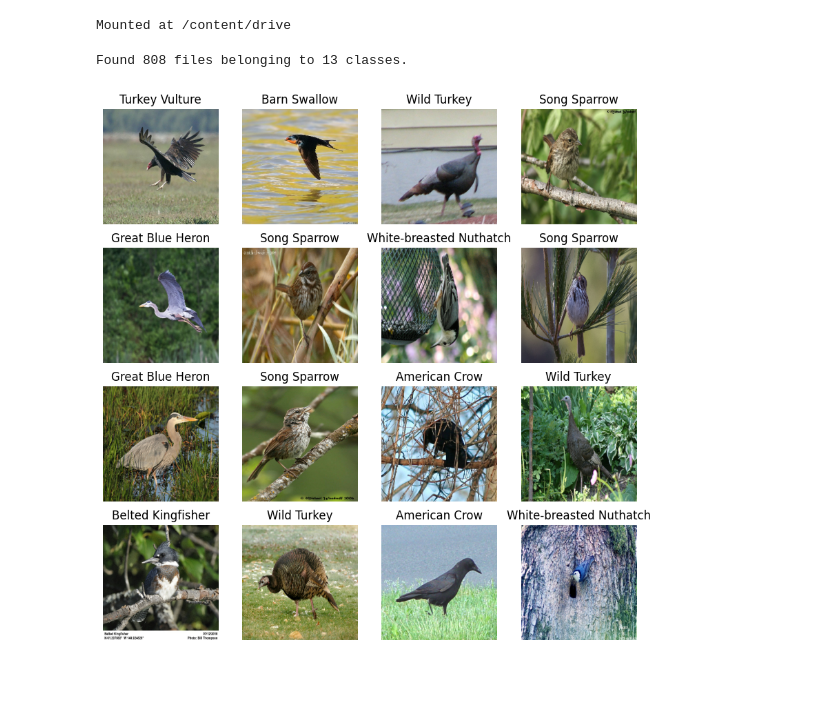
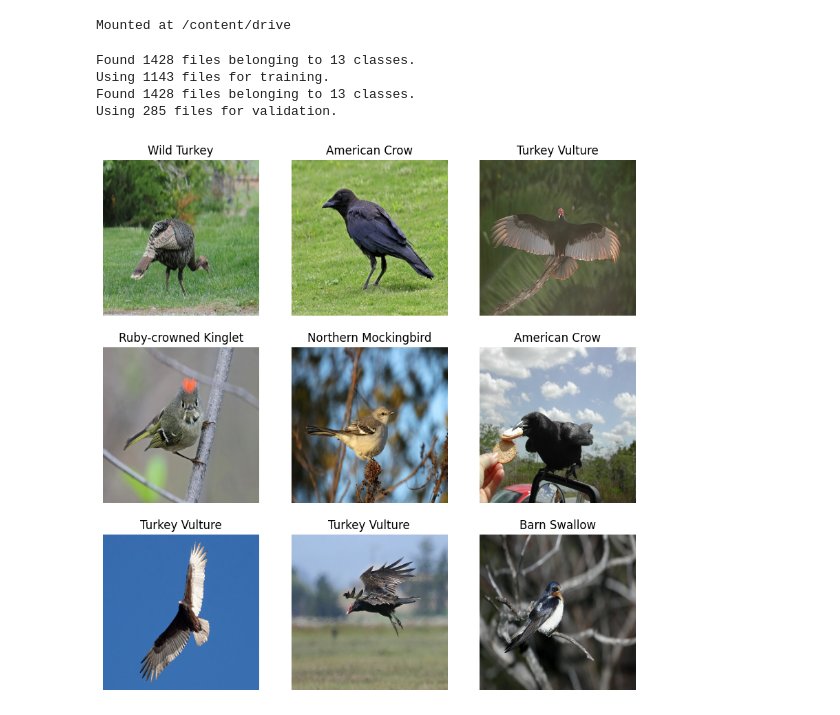
Before and after one commit to Sungrebe/Bird_Guide_App, a Jupyter notebook: bird_guide.ipynb, the cells around one changed output. Cells and saved outputs as stored; diff of their text form; code cells hidden in the pictures; blank space fills up the shorter version.

Commit message:
Loaded training and validation datasets

```diff
--- a/bird_guide.ipynb
+++ b/bird_guide.ipynb
@@ -79,19 +56,40 @@ for bird_img_dir in bird_dict:
 # %%
-# visualize training images
+# load the training and validation dataset using an 80/20 split
 
 from tensorflow import keras
 import matplotlib.pyplot as plt
 
-dataset = keras.utils.image_dataset_from_directory('/content/training/')
-class_names = dataset.class_names
+img_width = 256
+img_height = 256
+
+train_ds = keras.utils.image_dataset_from_directory(
+    data_dir,
+    validation_split = 0.2,
+    subset = "training",
+    seed = 123,
+    image_size = (img_width, img_height),
+)
+
+val_ds = keras.utils.image_dataset_from_directory(
+    data_dir,
+    validation_split = 0.2,
+    subset = "validation",
+    seed = 123,
+    image_size = (img_width, img_height),
+)
+
+class_names = train_ds.class_names
 
 plt.figure(figsize=(10, 10))
-for images, labels in dataset.take(1):
-  for i in range(16):
-    ax = plt.subplot(4, 4, i + 1)
+for images, labels in train_ds.take(1):
+  for i in range(9):
+    ax = plt.subplot(3, 3, i + 1)
     plt.imshow(images[i].numpy().astype("uint8"))
     plt.title(class_names[labels[i]])
     plt.axis("off")
 # %% [output]
-Found 808 files belonging to 13 classes.
+Found 1428 files belonging to 13 classes.
+Using 1143 files for training.
+Found 1428 files belonging to 13 classes.
+Using 285 files for validation.
-[figure, old version]
+[figure, new version]
```
Also changed, not shown: parts of 1 cell of this notebook.
